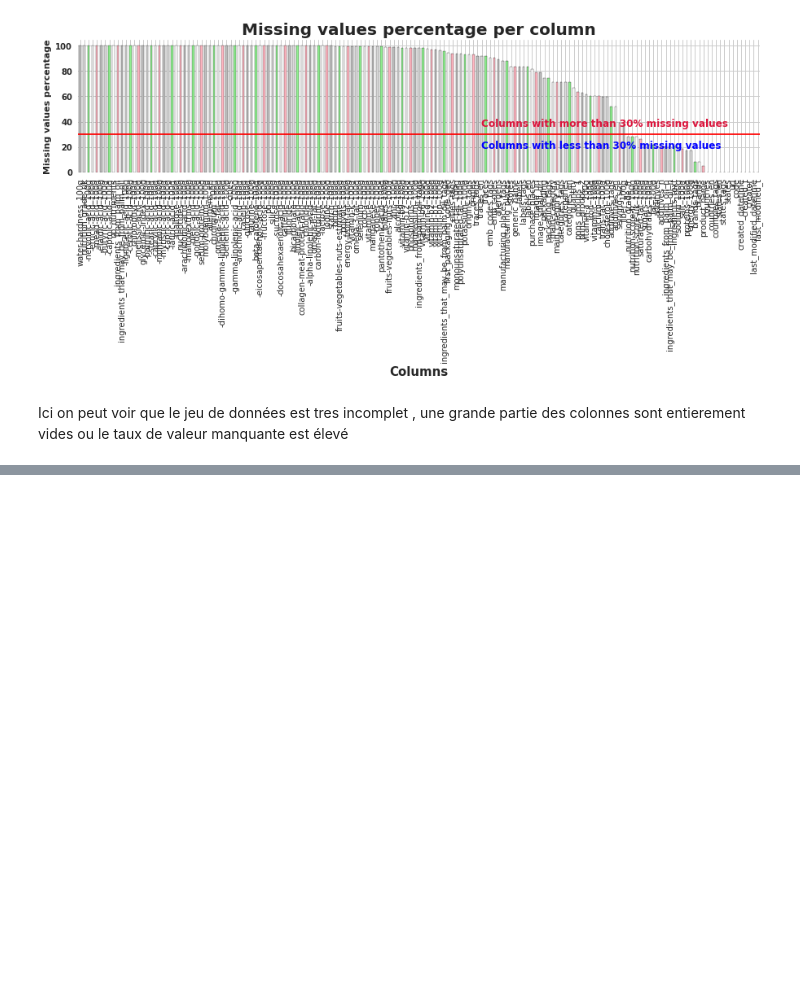
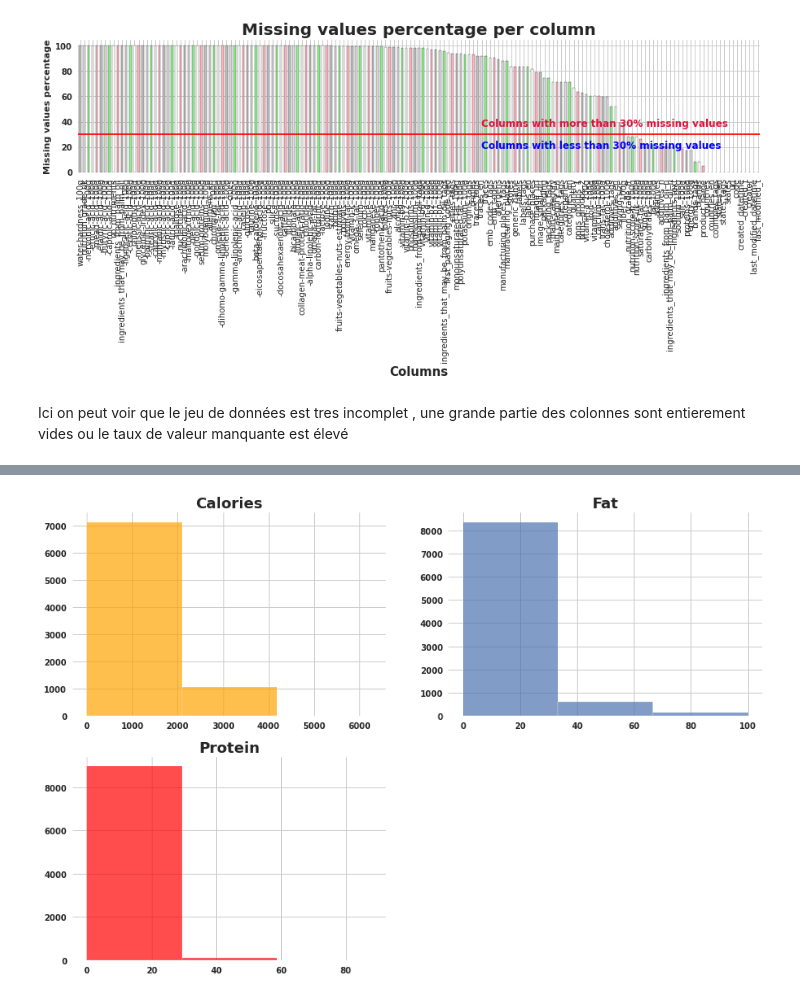
Before and after one commit to KevinB-a/Food_facts, a Jupyter notebook: notebook/data_visualization.ipynb, the cells around one changed output, grey strips where cells are left out. Cells and saved outputs as stored; diff of their text form; code cells hidden in the pictures; blank space fills up the shorter version.

```diff
--- a/notebook/data_visualization.ipynb
+++ b/notebook/data_visualization.ipynb
@@ -46,0 +48,2 @@ Ici on peut voir que le jeu de données est tres incomplet , une grande partie d
+# %%
+df = pd.read_csv("/home/apprenant/simplon_project/food_facts/data/df_clean.csv" ,low_memory= False, sep=',')
@@ -46,0 +59,28 @@ Ici on peut voir que le jeu de données est tres incomplet , une grande partie d
+# %%
+plt.style.use('seaborn')
+sns.set_style('whitegrid')
+
+fig= plt.figure(figsize=(15,10))
+#2 rows 2 cols
+#first row, first col
+ax1 = plt.subplot2grid((2,2),(0,0))
+plt.hist(df.energy_100g, bins=3, color='orange', alpha=0.7)
+plt.title('Calories',weight='bold', fontsize=18)
+plt.yticks(weight='bold')
+plt.xticks(weight='bold')
+#first row sec col
+ax1 = plt.subplot2grid((2,2), (0, 1))
+plt.hist(df.fat_100g, bins=3, alpha=0.7)
+plt.title('Fat',weight='bold', fontsize=18)
+plt.yticks(weight='bold')
+plt.xticks(weight='bold')
+#Second row first column
+ax1 = plt.subplot2grid((2,2), (1, 0))
+plt.hist(df.proteins_100g, bins=3, color='red', alpha=0.7)
+plt.title('Protein',weight='bold', fontsize=18)
+plt.yticks(weight='bold')
+plt.xticks(weight='bold')
+
+plt.show()
+# %% [output]
+[figure, added]
```
Also changed, not shown: parts of 3 cells of this notebook, 1 other file.
